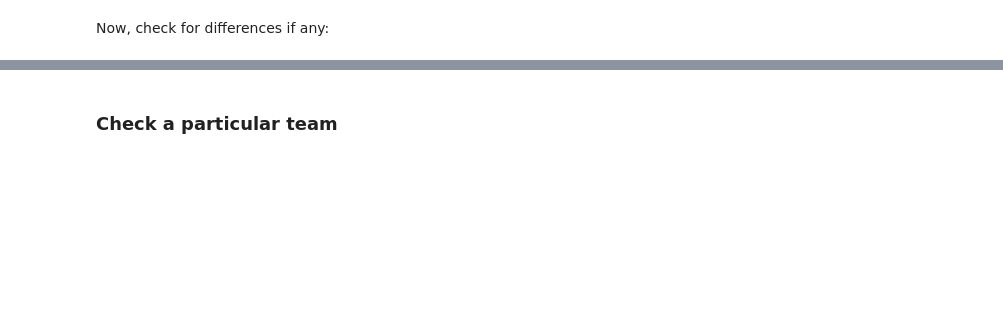
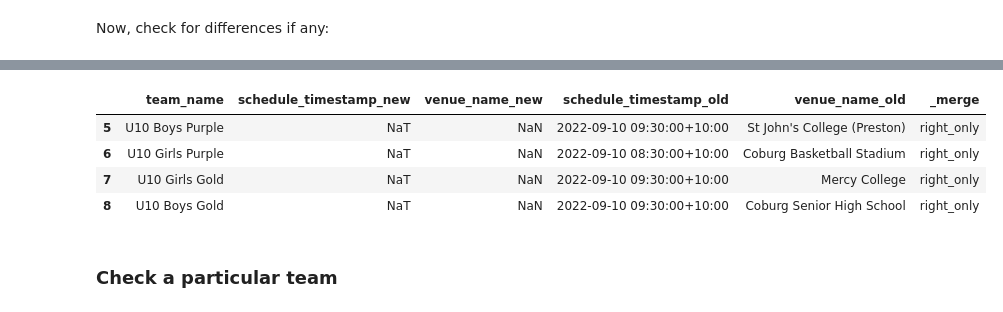
Before and after one commit to ssardina/tapp-fixture, a Jupyter notebook: playhq_scrape.ipynb, the cells around one changed output, grey strips where cells are left out. Drawn from its saved outputs; the diff is of its cells as text; code cells hidden in the pictures; blank space fills up the shorter version.

```diff
--- a/playhq_scrape.ipynb
+++ b/playhq_scrape.ipynb
@@ -354,3 +383,11 @@ Report games that have changed since last extraction:
+# %%
+upcoming_games_df[cols].merge(upcoming_games2_df[cols], indicator = True, how='outer', on="team_name", suffixes=('_new', '_old')).loc[lambda x : x['_merge']!='both']
+# %% [output]
+|  | team_name | schedule_timestamp_new | venue_name_new | schedule_timestamp_old | venue_name_old | _merge |
+| 5 | U10 Boys Purple | NaT | NaN | 2022-09-10 09:30:00+10:00 | St John's College (Preston) | right_only |
+| 6 | U10 Girls Purple | NaT | NaN | 2022-09-10 08:30:00+10:00 | Coburg Basketball Stadium | right_only |
+| 7 | U10 Girls Gold | NaT | NaN | 2022-09-10 09:30:00+10:00 | Mercy College | right_only |
+| 8 | U10 Boys Gold | NaT | NaN | 2022-09-10 09:30:00+10:00 | Coburg Senior High School | right_only |
 # %% [markdown]
 ### Check a particular team
 # %%
```
Also changed, not shown: parts of 16 cells of this notebook.
